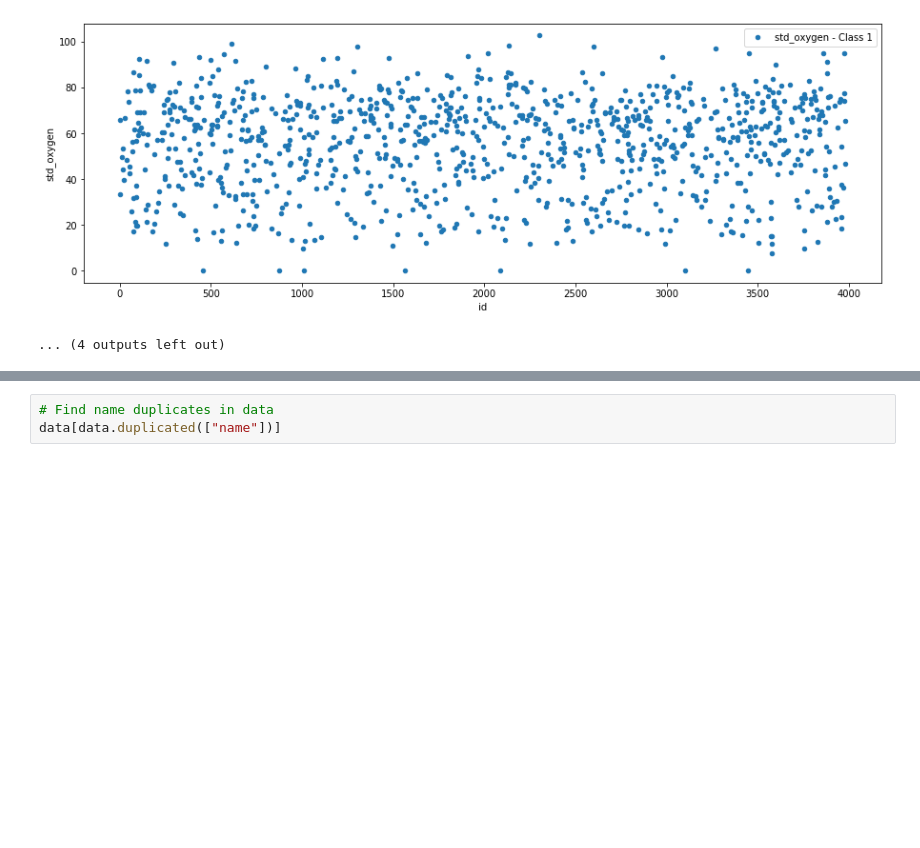
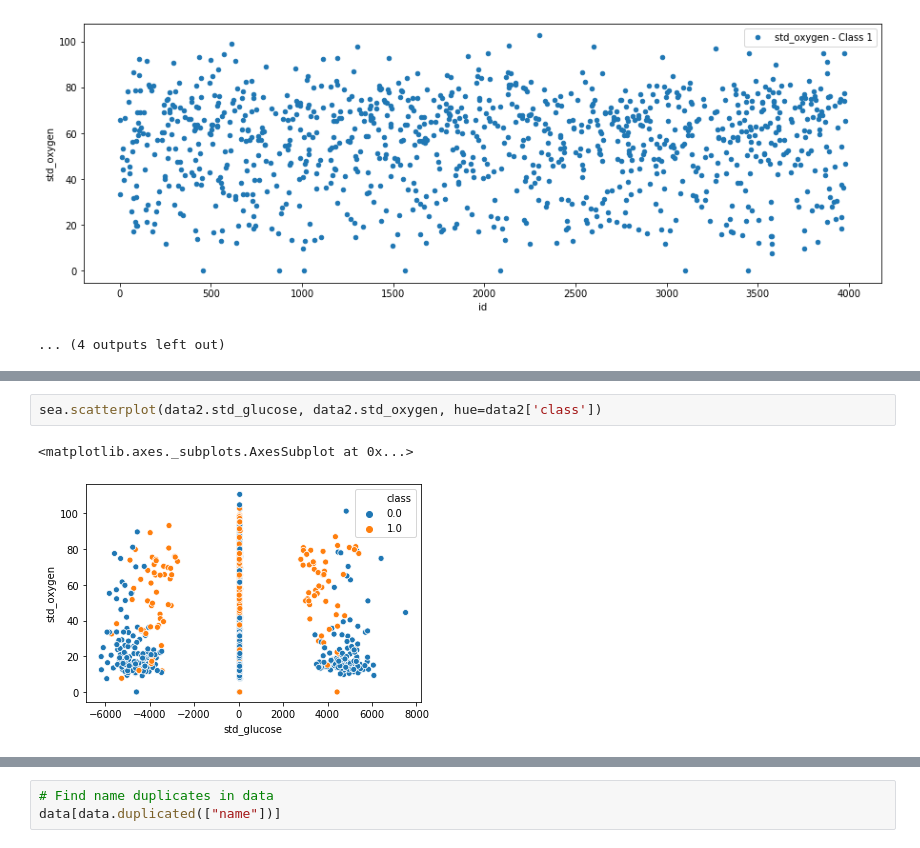
Before and after one commit to gyurix/IAU, a Jupyter notebook: iau.ipynb, the cells around one changed output, grey strips where cells are left out. Cells and saved outputs as stored; diff of their text form; blank space fills up the shorter version.

```diff
--- a/iau.ipynb
+++ b/iau.ipynb
@@ -346,0 +362,5 @@ for gl in [
+# %%
+sea.scatterplot(data2.std_glucose, data2.std_oxygen, hue=data2['class'])
+# %% [output]
+<matplotlib.axes._subplots.AxesSubplot at 0x...>
+[figure, added]
```
Also changed, not shown: parts of 5 cells of this notebook.
